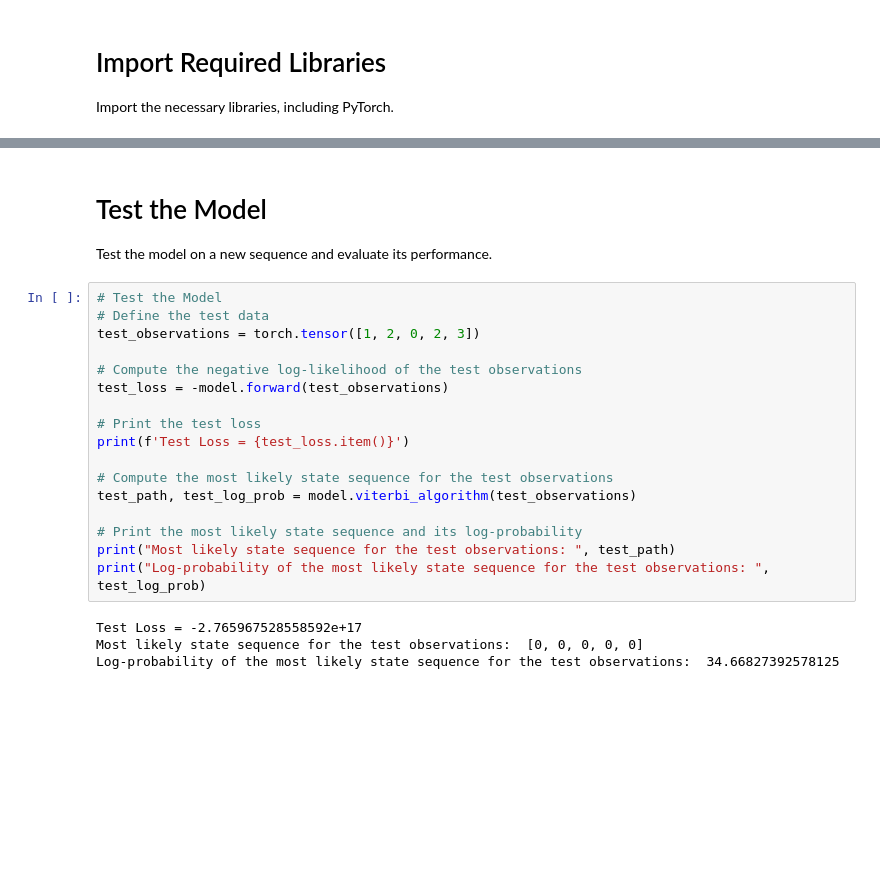
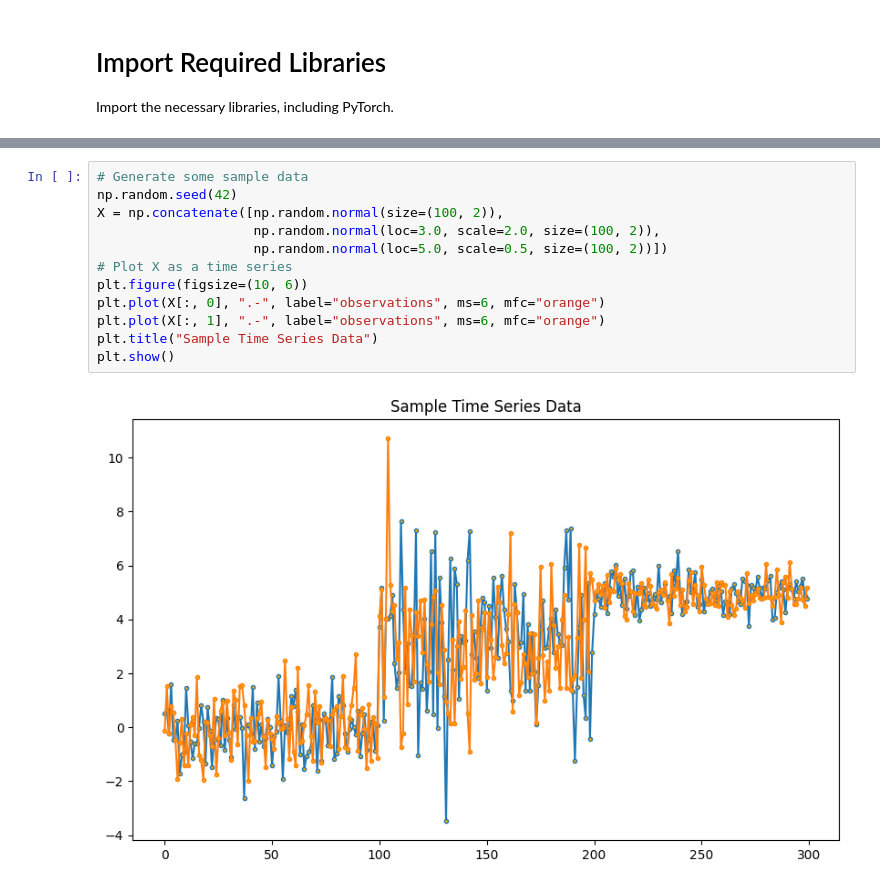
Before and after one commit to vrodriguezf/sertemp, a Jupyter notebook: nbs/unsupervised/hmms_pytorch_backup.ipynb, the cells around one changed output, grey strips where cells are left out. Cells and saved outputs as stored; diff of their text form; blank space fills up the shorter version.

```diff
--- a/nbs/unsupervised/hmms_pytorch_backup.ipynb
+++ b/nbs/unsupervised/hmms_pytorch_backup.ipynb
@@ -199,24 +12,14 @@ Iteration 1000: Loss = -2.737310304168837e+17
-# %% [markdown]
-# Test the Model
-Test the model on a new sequence and evaluate its performance.
-# %%
-# Test the Model
-# Define the test data
-test_observations = torch.tensor([1, 2, 0, 2, 3])
-
-# Compute the negative log-likelihood of the test observations
-test_loss = -model.forward(test_observations)
-
-# Print the test loss
-print(f'Test Loss = {test_loss.item()}')
-
-# Compute the most likely state sequence for the test observations
-test_path, test_log_prob = model.viterbi_algorithm(test_observations)
-
-# Print the most likely state sequence and its log-probability
-print("Most likely state sequence for the test observations: ", test_path)
-print("Log-probability of the most likely state sequence for the test observations: ", test_log_prob)
-# %% [output]
-Test Loss = -2.765967528558592e+17
-Most likely state sequence for the test observations:  [0, 0, 0, 0, 0]
-Log-probability of the most likely state sequence for the test observations:  34.66827392578125
+# %%
+# Generate some sample data
+np.random.seed(42)
+X = np.concatenate([np.random.normal(size=(100, 2)),
+                    np.random.normal(loc=3.0, scale=2.0, size=(100, 2)),
+                    np.random.normal(loc=5.0, scale=0.5, size=(100, 2))])
+# Plot X as a time series
+plt.figure(figsize=(10, 6))
+plt.plot(X[:, 0], ".-", label="observations", ms=6, mfc="orange")
+plt.plot(X[:, 1], ".-", label="observations", ms=6, mfc="orange")
+plt.title("Sample Time Series Data")
+plt.show()
+# %% [output]
+[figure, added]
```
Also changed, not shown: parts of 22 cells of this notebook, 4 other files.
